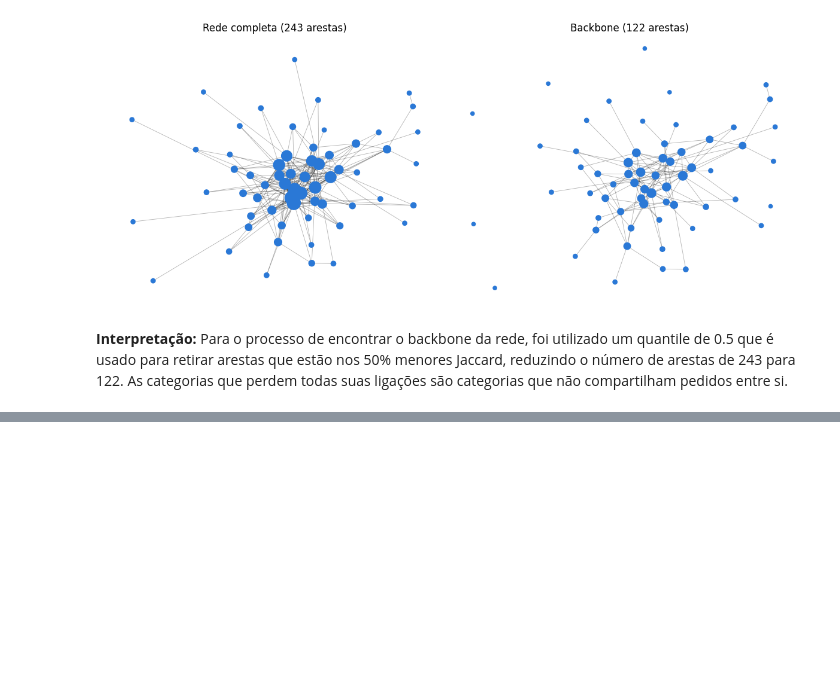
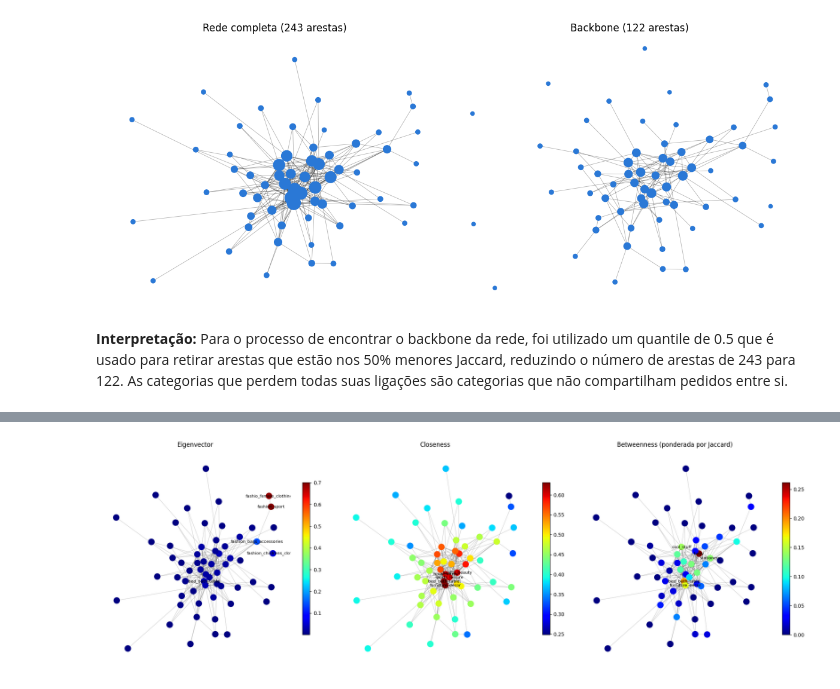
Before and after one commit to dka0086/Analise-de-rede-de-grafos-Olist, a Jupyter notebook: Olist_analise.ipynb, the cells around one changed output, grey strips where cells are left out. Drawn from its saved outputs; the diff is of its cells as text; code cells hidden in the pictures; blank space fills up the shorter version.

```diff
--- a/Olist_analise.ipynb
+++ b/Olist_analise.ipynb
@@ -625,3 +590,27 @@ comunidades: 16 | modularidade: 0.546
+# %%
+metricas = [("eigenvector", "Eigenvector"),
+            ("closeness", "Closeness"),
+            ("betw_jaccard", "Betweenness (ponderada por Jaccard)")]
+pos = nx.spring_layout(G_jac, seed=42, weight="weight")
+
+fig, axes = plt.subplots(1, 3, figsize=(20, 6.5))
+for ax, (col, titulo) in zip(axes, metricas):
+    vals = cent.loc[list(G_jac.nodes), col]
+    norm = Normalize(vmin=vals.min(), vmax=vals.max())
+    nx.draw_networkx_edges(G_jac, pos, alpha=0.25, width=0.6, ax=ax)
+    nx.draw_networkx_nodes(G_jac, pos, node_color=vals.values, cmap="jet",
+                           vmin=vals.min(), vmax=vals.max(), node_size=140, ax=ax)
+    top5 = vals.nlargest(5).index
+    nx.draw_networkx_labels(G_jac, pos, labels={n: n for n in top5}, font_size=8, ax=ax)
+    fig.colorbar(ScalarMappable(norm=norm, cmap="jet"), ax=ax, shrink=0.7)
+    ax.set_title(titulo)
+    ax.set_axis_off()
+
+plt.tight_layout()
+plt.savefig(FIG_DIR / "02c_centralidades_grafo.png", dpi=150, bbox_inches="tight")
+plt.show()
+# %% [output]
+[figure, added]
 # %% [markdown]
 ### Hubs e pontes no circos e no arc plot (semana 4)
 
```
Also changed, not shown: parts of 13 cells of this notebook.
